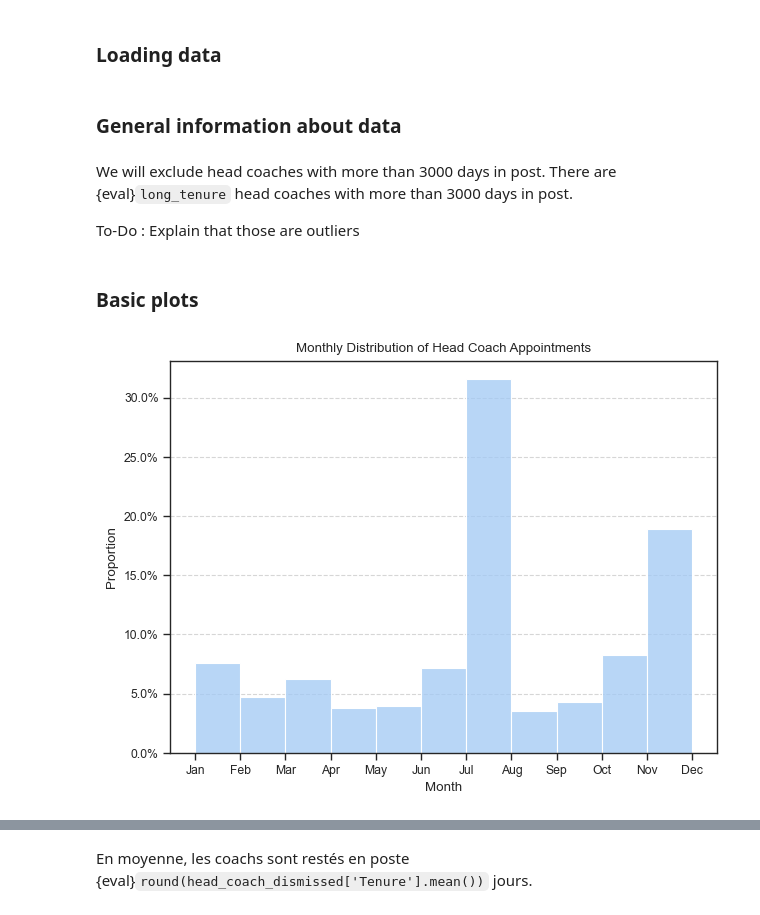
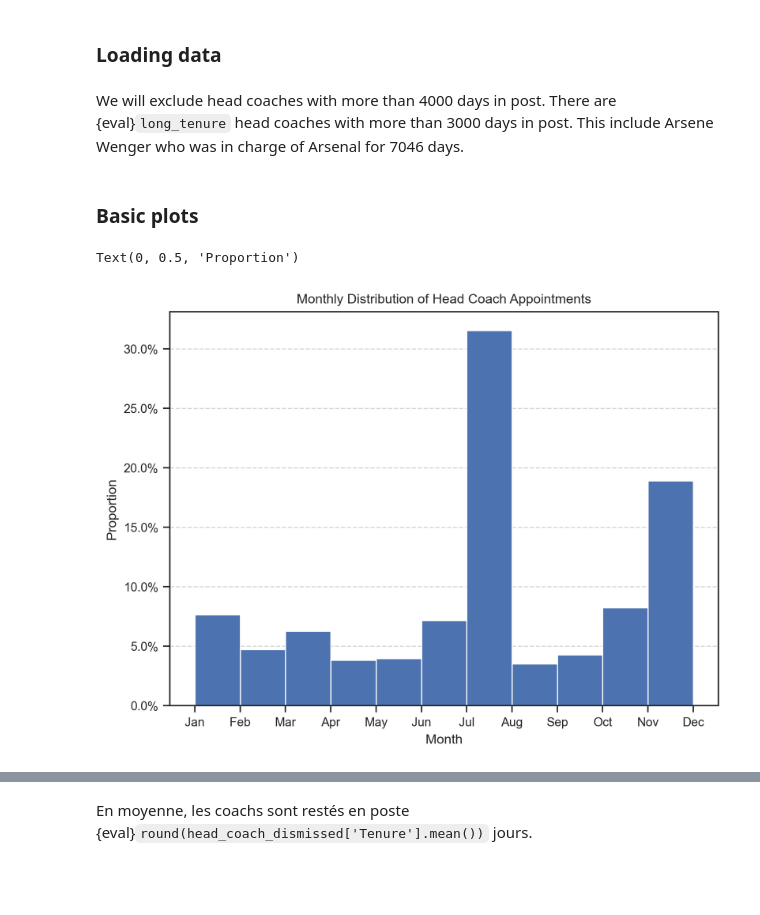
Before and after one commit to mathisdrn/head_coach_dismissal, a Jupyter notebook: src/03 Headcoach analysis.ipynb, the cells around one changed output, grey strips where cells are left out. Cells and saved outputs as stored; diff of their text form; code cells hidden in the pictures; blank space fills up the shorter version.

```diff
--- a/src/03 Headcoach analysis.ipynb
+++ b/src/03 Headcoach analysis.ipynb
@@ -9,18 +9,14 @@ description: Exploratory data analysis of the head coaches dataset
 import pandas as pd
 import matplotlib.pyplot as plt
 import matplotlib.ticker as mticker
-import matplotlib.dates as mdates
-import matplotlib.colors as mcolors
-import matplotlib.cm as cm
 import seaborn as sns
-
-sns.set_theme(context = 'paper', style = 'ticks', palette = 'pastel', color_codes=True)
-plt.rcParams['figure.autolayout'] = True
+# %%
+sns.set_theme(context = 'paper', style = 'ticks', palette = 'deep', color_codes = True)
+plt.rcParams['figure.autolayout'] = True
+plt.rcParams['figure.dpi'] = 300
 # %% [markdown]
 ### Loading data
 # %%
 head_coach = pd.read_csv('data/head_coach.csv', parse_dates=['Appointed', 'EndDate'])
-# %% [markdown]
-### General information about data
 # %%
 long_tenure = head_coach[head_coach['Tenure'] > 3000].shape[0]
@@ -28,7 +23,5 @@ long_tenure = head_coach[head_coach['Tenure'] > 3000].shape[0]
 # %% [markdown]
-We will exclude head coaches with more than 3000 days in post. There are {eval}`long_tenure` head coaches with more than 3000 days in post.
-
-To-Do : Explain that those are outliers
+We will exclude head coaches with more than 4000 days in post. There are {eval}`long_tenure` head coaches with more than 3000 days in post. This include Arsene Wenger who was in charge of Arsenal for 7046 days.
 # %% [markdown]
 ### Basic plots
 # %%
@@ -37,16 +30,16 @@ months = pd.date_range('2022-01-01', '2022-12-31', freq='ME').strftime('%b').tol
 # %%
 #| label: hc_appointment
 plt.figure()
-sns.histplot(head_coach['Appointed'].dt.month, bins=11, color = 'b', kde=False, stat='density')
+plt.grid(axis='y', linestyle='--', alpha=0.8)
+sns.histplot(head_coach['Appointed'].dt.month, bins=11, color = 'b', kde=False, stat='density', alpha = 1)
 plt.gca().yaxis.set_major_formatter(mticker.PercentFormatter(xmax=1))
 plt.xticks(range(1, 13), months)
 plt.title('Monthly Distribution of Head Coach Appointments')
 plt.xlabel('Month')
 plt.ylabel('Proportion')
-plt.grid(axis='y', linestyle='--', alpha=0.8)
-# plt.savefig('figures/hc_appointment.png')
 # %% [output]
+Text(0, 0.5, 'Proportion')
-[figure, old version]
+[figure, new version]
 # %%
 #| label: hc_dismissal
 # Plot for Head Coach dismissal distribution
```
Also changed, not shown: parts of 7 cells of this notebook, 1 other file.
